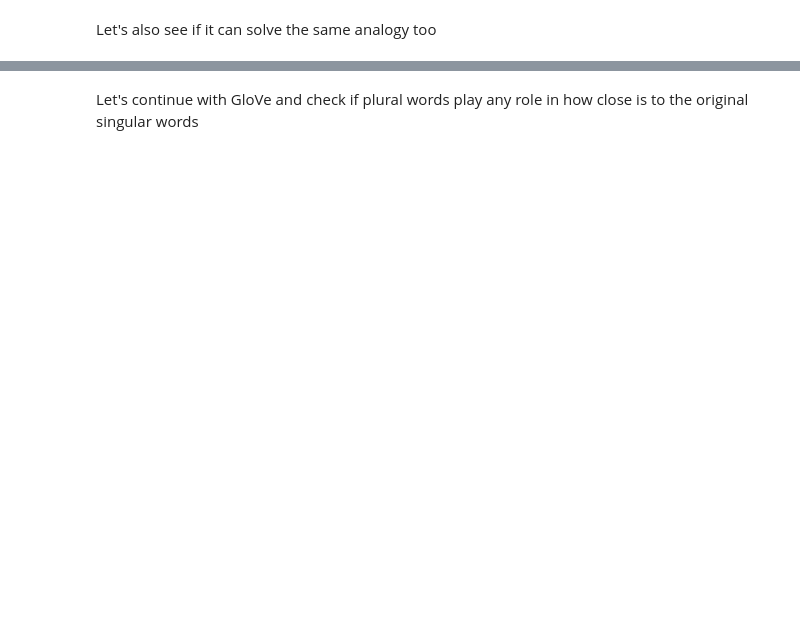
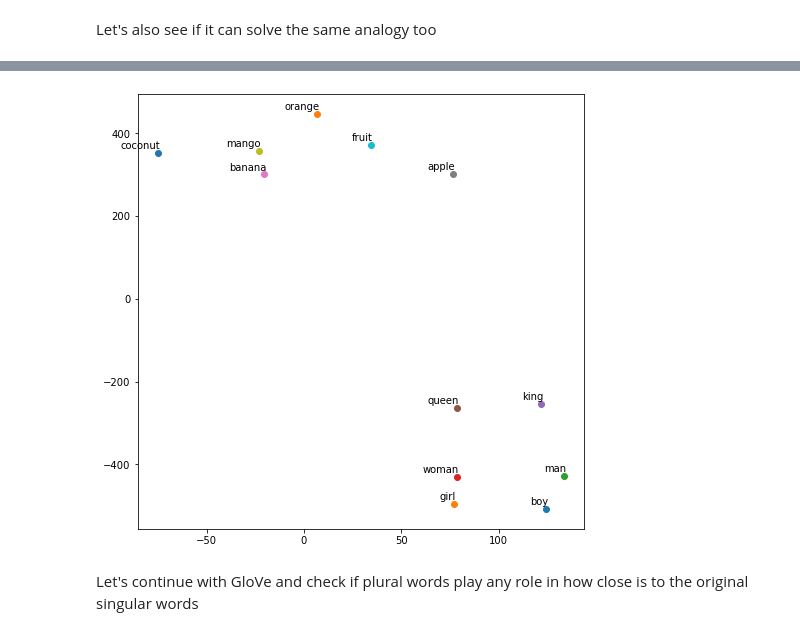
Before and after one commit to surrey-nlp/NLP-2023, a Jupyter notebook: lab04/lab04-solution-1.ipynb, the cells around one changed output, grey strips where cells are left out. Saved outputs shown, nothing was run; the diff lists cells and outputs as text; code cells hidden in the pictures; blank space fills up the shorter version.

```diff
--- a/lab04/lab04-solution-1.ipynb
+++ b/lab04/lab04-solution-1.ipynb
@@ -162,34 +266,36 @@ glove_model.most_similar(positive=['boy', 'queen'], negative=['girl'], topn=1)
 vocab = ["boy", "girl", "man", "woman", "king", "queen", "banana", "apple", "mango", "fruit", "coconut", "orange"]
 
 def tsne_plot(model):
     labels = []
     wordvecs = []
 
     for word in vocab:
         wordvecs.append(model[word])
         labels.append(word)
 
     tsne_model = TSNE(perplexity=3, n_components=2, init='pca', random_state=42)
-    coordinates = tsne_model.fit_transform(wordvecs)
+    coordinates = tsne_model.fit_transform(np.array(wordvecs))
 
     x = []
     y = []
     for value in coordinates:
         x.append(value[0])
         y.append(value[1])
 
     plt.figure(figsize=(8,8))
     for i in range(len(x)):
         plt.scatter(x[i],y[i])
         plt.annotate(labels[i],
                      xy=(x[i], y[i]),
                      xytext=(2, 2),
                      textcoords='offset points',
                      ha='right',
                      va='bottom')
     plt.show()
 
 tsne_plot(glove_model)
+# %% [output]
+[figure, added]
 # %% [markdown]
 Let's continue with GloVe and check if plural words play any role in how close is to the original singular words
 # %%
```
Also changed, not shown: parts of 24 cells of this notebook, 1 other file.
